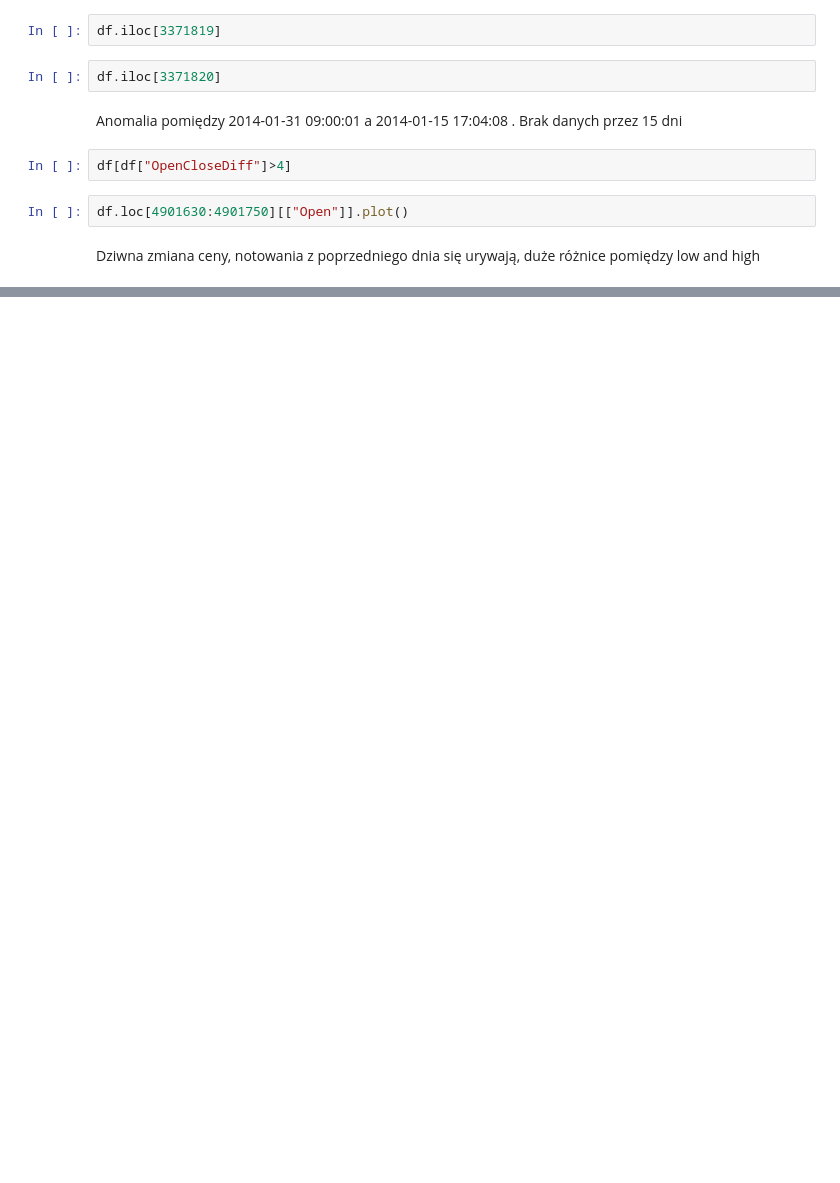
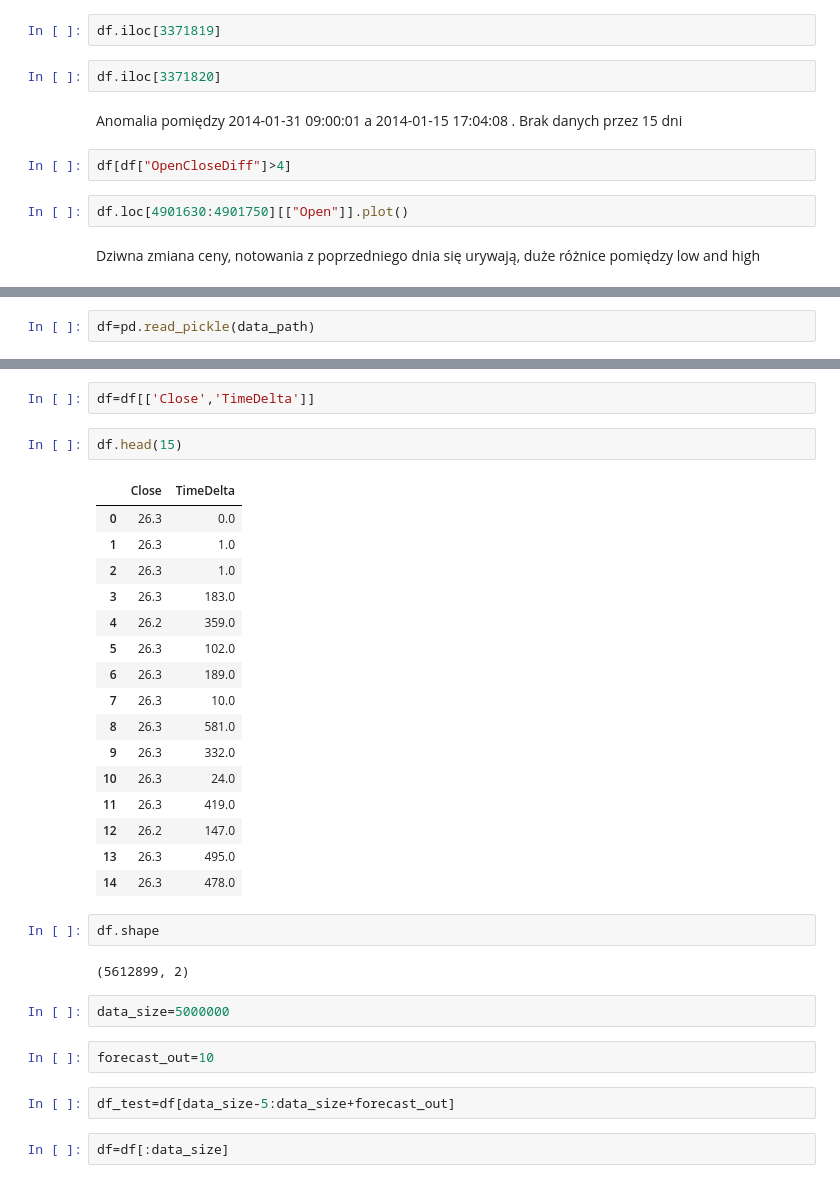
Before and after one commit to Moribund7/kghm_forecasting, a Jupyter notebook: notebooks/Untitled.ipynb, the cells around one changed output, grey strips where cells are left out. Saved outputs shown, nothing was run; the diff lists cells and outputs as text; blank space fills up the shorter version.

```diff
--- a/notebooks/Untitled.ipynb
+++ b/notebooks/Untitled.ipynb
@@ -166,0 +215,2 @@ Dziwna zmiana ceny, notowania z poprzedniego dnia się urywają, duże różnice
+# %%
+df=pd.read_pickle(data_path)
@@ -166,0 +229,33 @@ Dziwna zmiana ceny, notowania z poprzedniego dnia się urywają, duże różnice
+# %%
+df=df[['Close','TimeDelta']]
+# %%
+df.head(15)
+# %% [output]
+|  | Close | TimeDelta |
+| 0 | 26.3 | 0.0 |
+| 1 | 26.3 | 1.0 |
+| 2 | 26.3 | 1.0 |
+| 3 | 26.3 | 183.0 |
+| 4 | 26.2 | 359.0 |
+| 5 | 26.3 | 102.0 |
+| 6 | 26.3 | 189.0 |
+| 7 | 26.3 | 10.0 |
+| 8 | 26.3 | 581.0 |
+| 9 | 26.3 | 332.0 |
+| 10 | 26.3 | 24.0 |
+| 11 | 26.3 | 419.0 |
+| 12 | 26.2 | 147.0 |
+| 13 | 26.3 | 495.0 |
+| 14 | 26.3 | 478.0 |
+# %%
+df.shape
+# %% [output]
+(5612899, 2)
+# %%
+data_size=5000000
+# %%
+forecast_out=10
+# %%
+df_test=df[data_size-5:data_size+forecast_out]
+# %%
+df=df[:data_size]
```
Also changed, not shown: parts of 45 cells of this notebook.
